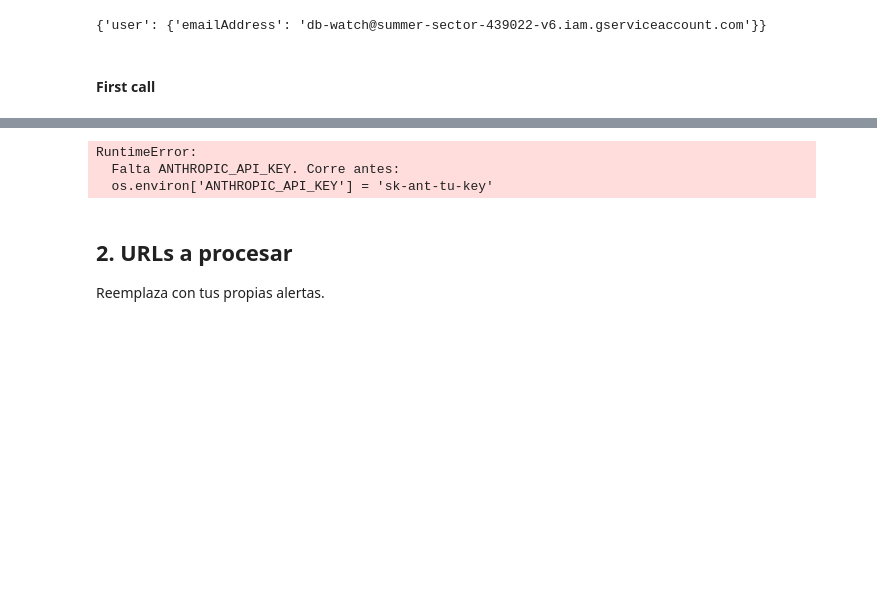
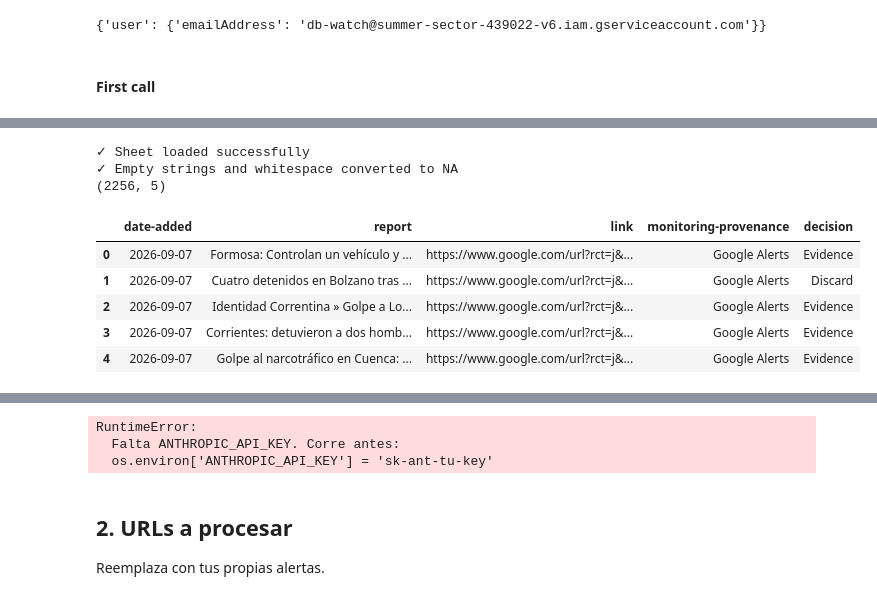
Before and after one commit to FelipeVillota/db-check, a Jupyter notebook: C17H21NO4/2025/gastroic_python.ipynb, the cells around one changed output, grey strips where cells are left out. Cells and saved outputs as stored; diff of their text form; code cells hidden in the pictures; blank space fills up the shorter version.

```diff
--- a/C17H21NO4/2025/gastroic_python.ipynb
+++ b/C17H21NO4/2025/gastroic_python.ipynb
@@ -399,0 +701,79 @@ print(
+# %%
+import pandas as pd
+
+def get_sheet_data(sheet_service, spreadsheet_id, sheet_name):
+    """
+    Fetch a Google Sheet and return a clean pandas DataFrame.
+    Handles:
+    - Uneven row lengths
+    - Extra cells
+    - Missing trailing cells
+    - Empty strings and whitespace
+    """
+
+    range_name = sheet_name
+
+    result = sheet_service.spreadsheets().values().get(
+        spreadsheetId=spreadsheet_id,
+        range=range_name
+    ).execute()
+
+    values = result.get("values", [])
+
+    if not values:
+        print("⚠ No data found in sheet.")
+        return pd.DataFrame()
+
+    headers = values[0]
+    n_cols = len(headers)
+
+    cleaned_rows = []
+    issues = []
+
+    for i, row in enumerate(values[1:], start=2):  # start=2 to match sheet row numbers
+        row_len = len(row)
+
+        if row_len < n_cols:
+            row = row + [pd.NA] * (n_cols - row_len)
+        elif row_len > n_cols:
+            issues.append((i, row_len))
+            row = row[:n_cols]
+
+        cleaned_rows.append(row)
+
+    df = pd.DataFrame(cleaned_rows, columns=headers)
+
+    # Convert empty cells to NA
+    df = df.replace("", pd.NA)
+    df = df.replace(r"^\s*$", pd.NA, regex=True)
+
+    print("✓ Sheet loaded successfully")
+    print("✓ Empty strings and whitespace converted to NA")
+
+    if issues:
+        print(f"⚠ {len(issues)} rows had extra columns and were trimmed")
+        print("Example rows:", issues[:5])
+
+    return df
+
+
+# ---- Run ----
+
+df_target = get_sheet_data(
+    sheet_service,
+    ORIGINAL_SPREADSHEET_ID,
+    "DISCOVERY"
+)
+
+print(df_target.shape)
+display(df_target.head())
+# %% [output]
+✓ Sheet loaded successfully
+✓ Empty strings and whitespace converted to NA
+(2256, 5)
+|  | date-added | report | link | monitoring-provenance | decision |
+| 0 | 2026-09-07 | Formosa: Controlan un vehículo y ... | https://www.google.com/url?rct=j&... | Google Alerts | Evidence |
+| 1 | 2026-09-07 | Cuatro detenidos en Bolzano tras ... | https://www.google.com/url?rct=j&... | Google Alerts | Discard |
+| 2 | 2026-09-07 | Identidad Correntina » Golpe a Lo... | https://www.google.com/url?rct=j&... | Google Alerts | Evidence |
+| 3 | 2026-09-07 | Corrientes: detuvieron a dos homb... | https://www.google.com/url?rct=j&... | Google Alerts | Evidence |
+| 4 | 2026-09-07 | Golpe al narcotráfico en Cuenca: ... | https://www.google.com/url?rct=j&... | Google Alerts | Evidence |
```
Also changed, not shown: parts of 9 cells of this notebook.
